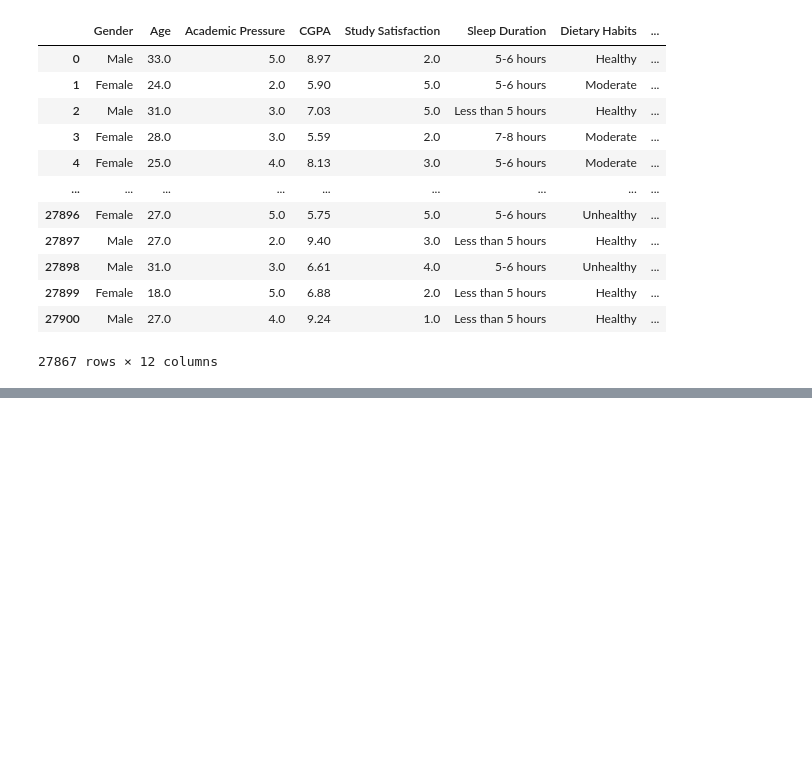
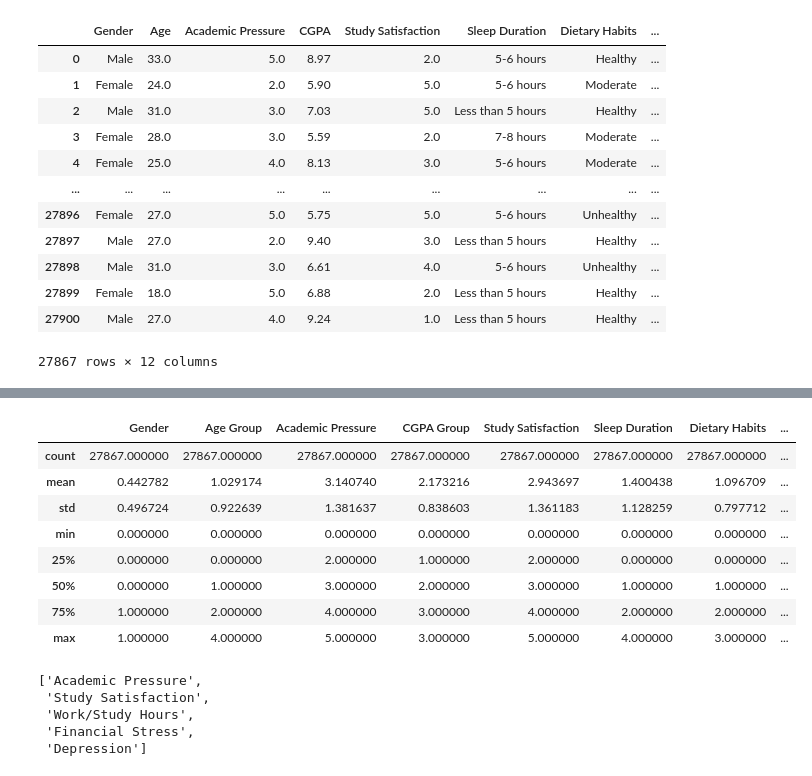
Before and after one commit to gaurav420p/Mind-Matters-Depression-Detection-ML-Project, a Jupyter notebook: analysis_model.ipynb, the cells around one changed output, grey strips where cells are left out. Cells and saved outputs as stored; diff of their text form; code cells hidden in the pictures; blank space fills up the shorter version.

```diff
--- a/analysis_model.ipynb
+++ b/analysis_model.ipynb
@@ -335,0 +437,24 @@ df
+# %%
+
+# Map values in 'Gender' column: Male -> 0, Female -> 1
+df['Gender'] = df['Gender'].map(gender_map)
+
+# Map the age groups to numerical values
+df['Age Group'] = df['Age Group'].map(age_group_map)
+df['Age Group'] = df['Age Group'].astype('category').cat.codes
+
+# Map the CGPA groups to numerical values
+df['CGPA Group'] = df['CGPA Group'].map(cgpa_map)
+df['CGPA Group'] = df['CGPA Group'].astype('category').cat.codes
+
+# Map values in 'Sleep Duration' column to numerical values
+df['Sleep Duration'] = df['Sleep Duration'].map(sleep_duration_map)
+
+# Map values in 'Dietary Habits' column: Healthy -> 0, Moderate -> 1, Unhealthy -> 2, Other -> 3
+df['Dietary Habits'] = df['Dietary Habits'].map(dietary_habits_map)
+
+# Map values in 'Have you ever had suicidal thoughts ?' column: Yes -> 1, No -> 0
+df['Have you ever had suicidal thoughts ?'] = df['Have you ever had suicidal thoughts ?'].map(yes_no_map)
+
+# Map values in 'Family History of Mental Illness' column: Yes -> 1, No -> 0
+df['Family History of Mental Illness'] = df['Family History of Mental Illness'].map(yes_no_map)
@@ -335,0 +492,20 @@ df
+# %%
+df.describe()
+# %% [output]
+|  | Gender | Age Group | Academic Pressure | CGPA Group | Study Satisfaction | Sleep Duration | Dietary Habits | ... |
+| count | 27867.000000 | 27867.000000 | 27867.000000 | 27867.000000 | 27867.000000 | 27867.000000 | 27867.000000 | ... |
+| mean | 0.442782 | 1.029174 | 3.140740 | 2.173216 | 2.943697 | 1.400438 | 1.096709 | ... |
+| std | 0.496724 | 0.922639 | 1.381637 | 0.838603 | 1.361183 | 1.128259 | 0.797712 | ... |
+| min | 0.000000 | 0.000000 | 0.000000 | 0.000000 | 0.000000 | 0.000000 | 0.000000 | ... |
+| 25% | 0.000000 | 0.000000 | 2.000000 | 1.000000 | 2.000000 | 0.000000 | 0.000000 | ... |
+| 50% | 0.000000 | 1.000000 | 3.000000 | 2.000000 | 3.000000 | 1.000000 | 1.000000 | ... |
+| 75% | 1.000000 | 2.000000 | 4.000000 | 3.000000 | 4.000000 | 2.000000 | 2.000000 | ... |
+| max | 1.000000 | 4.000000 | 5.000000 | 3.000000 | 5.000000 | 4.000000 | 3.000000 | ... |
+# %%
+numerical_cols
+# %% [output]
+['Academic Pressure',
+ 'Study Satisfaction',
+ 'Work/Study Hours',
+ 'Financial Stress',
+ 'Depression']
```
Also changed, not shown: parts of 24 cells of this notebook, 2 other files.
